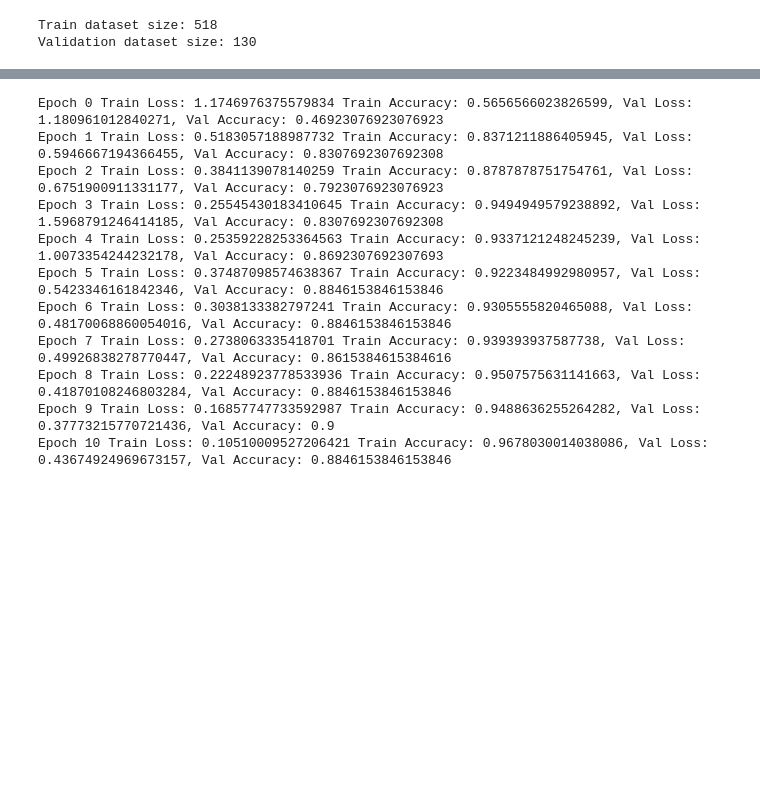
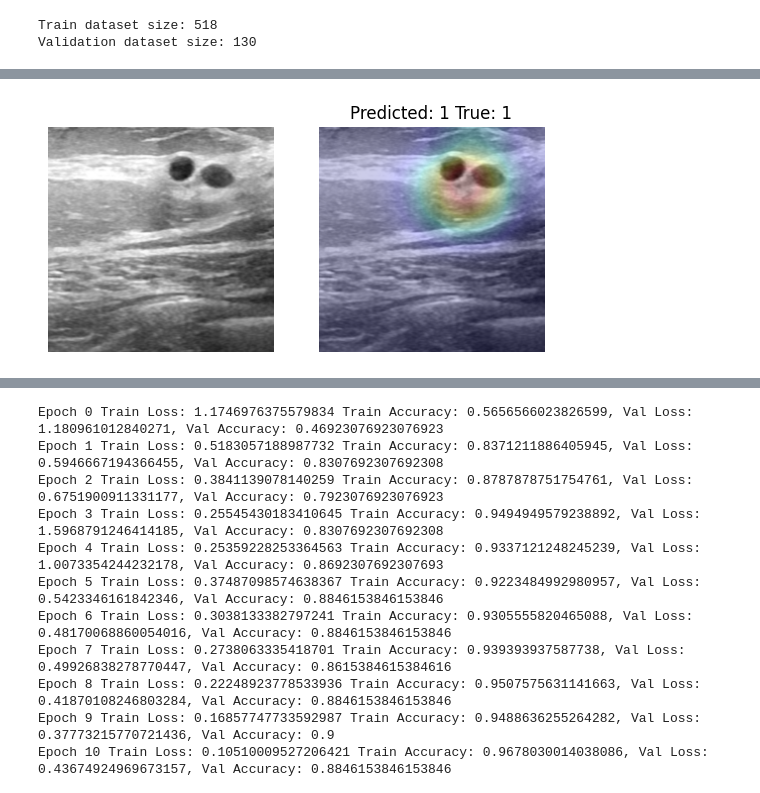
Before and after one commit to rushikeshpawar22581/DLCV-Project2024-Automated_prompt_extraction_for_SAM, a Jupyter notebook: ResNet34/ResNet34_model_train.ipynb, the cells around one changed output, grey strips where cells are left out. Cells and saved outputs as stored; diff of their text form; code cells hidden in the pictures; blank space fills up the shorter version.

```diff
--- a/ResNet34/ResNet34_model_train.ipynb
+++ b/ResNet34/ResNet34_model_train.ipynb
@@ -340,0 +428,3 @@ Name: proportion, dtype: float64
+# %%
+# load the best model
+best_model = torch.load(os.path.join(MODEL_SAVE_DIR,'model_best.pt'))
@@ -340,0 +472,51 @@ Name: proportion, dtype: float64
+# %%
+from torchcam.methods import GradCAM
+transforms = torchvision.transforms.Compose([
+        torchvision.transforms.Resize(256),
+        torchvision.transforms.CenterCrop(224),
+        torchvision.transforms.ToTensor(),
+        #grayscale to RGB since the model was trained on RGB images
+        Lambda(lambda x: x.repeat(3, 1, 1) if x.shape[0] == 1 else x),  # Convert grayscale to RGB
+        # Normalize the image using the mean and standard deviation of the ImageNet dataset
+        torchvision.transforms.Normalize(mean=[0.485, 0.456, 0.406], std=[0.229, 0.224, 0.225]),
+    ])
+
+transforms_og = torchvision.transforms.Compose([
+        torchvision.transforms.Resize(256),
+        torchvision.transforms.CenterCrop(224),
+        torchvision.transforms.ToTensor(),
+        #grayscale to RGB since the model was trained on RGB images
+        Lambda(lambda x: x.repeat(3, 1, 1) if x.shape[0] == 1 else x),  # Convert grayscale to RGB
+    ])
+np.random.seed(555)
+val_dataset_og = UltrasoundDataset(val_df_normal_abnormal, transform=transforms, transform_og=transforms_og, return_og=True, return_img_name=True)
+val_dataloader_og = DataLoader(val_dataset_og, batch_size=1, shuffle=True)
+train_dataset_og = UltrasoundDataset(train_df_normal_abnormal, transform=transforms, transform_og=transforms_og, return_og=True, return_img_name=True)
+train_dataloader_og = DataLoader(train_dataset_og, batch_size=1, shuffle=True)
+best_model.eval()
+
+i=0
+with GradCAM(best_model) as cam_extractor:
+    for img, label,og_img, img_path in val_dataloader_og:
+        i+=1
+        img = img[:1].to(DEVICE)
+        label = label.to(DEVICE)
+        out = best_model(img)
+        activation_map = cam_extractor(0, out)
+        # plot activation map
+        # plt.imshow(activation_map[0].squeeze(0).cpu().numpy()); plt.axis('off'); plt.show()
+
+        fig,ax = plt.subplots(1,2)
+        ax[0].imshow(og_img[0].permute(1, 2, 0).cpu().numpy())
+        ax[0].axis('off')
+
+        result = overlay_mask(to_pil_image(og_img[0]), to_pil_image(activation_map[0].squeeze(0), mode='F'), alpha=0.8)
+        ax[1].imshow(result)
+        ax[1].axis('off')
+
+        plt.title(f'Predicted: {1 if out>=0 else 0} True: {label.item()}')
+
+        plt.show()
+        if i==1:
+            break
+# %% [output]
@@ -340,0 +524 @@ Name: proportion, dtype: float64
+[figure, added]
```
Also changed, not shown: parts of 19 cells of this notebook, 13 other files.
